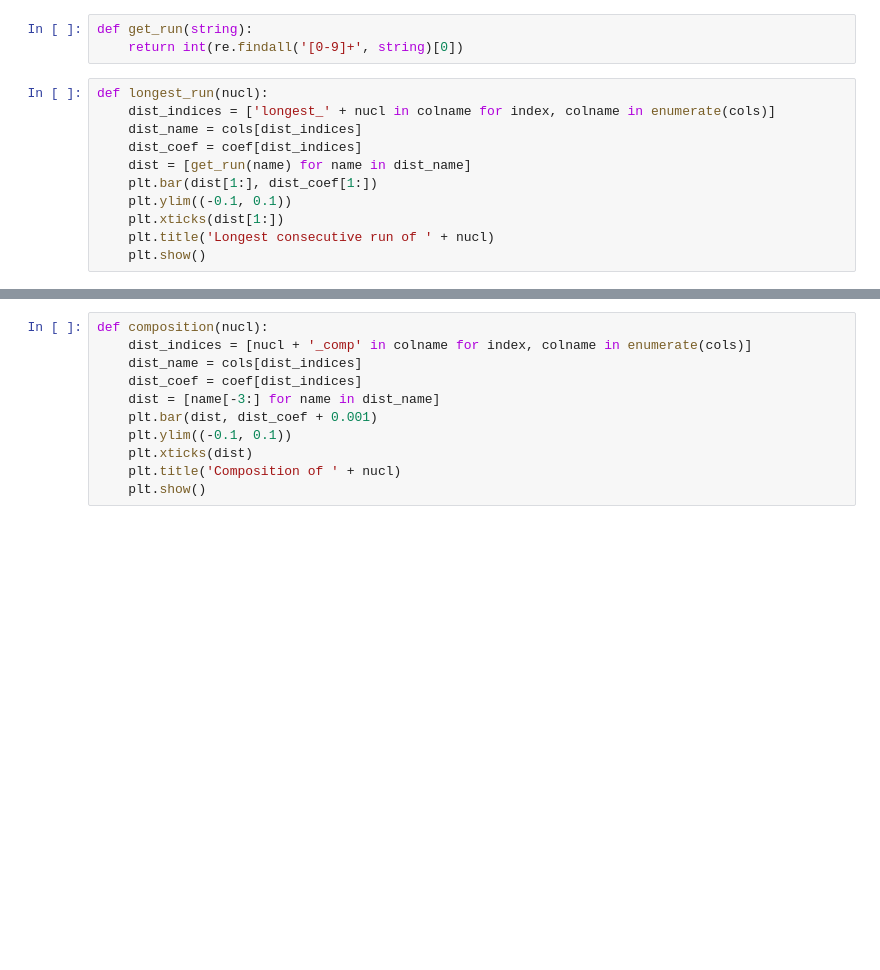
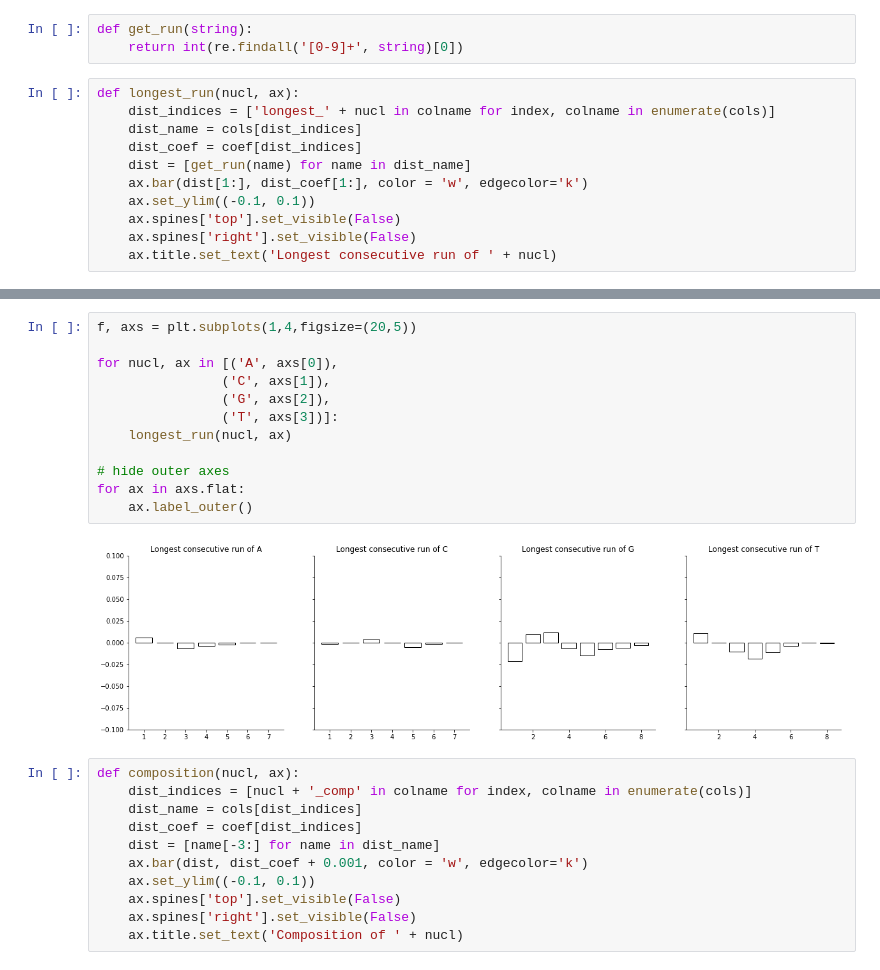
Before and after one commit to AnthonyHein/QCB455Project, a Jupyter notebook: PredictionWeights.ipynb, the cells around one changed output, grey strips where cells are left out. Cells and saved outputs as stored; diff of their text form; blank space fills up the shorter version.

Commit message:
subplots

```diff
--- a/PredictionWeights.ipynb
+++ b/PredictionWeights.ipynb
@@ -167,13 +167,13 @@ plt.show()
 def get_run(string):
     return int(re.findall('[0-9]+', string)[0])
 # %%
-def longest_run(nucl):
+def longest_run(nucl, ax):
     dist_indices = ['longest_' + nucl in colname for index, colname in enumerate(cols)]
     dist_name = cols[dist_indices]
     dist_coef = coef[dist_indices]
     dist = [get_run(name) for name in dist_name]
-    plt.bar(dist[1:], dist_coef[1:])
-    plt.ylim((-0.1, 0.1))
-    plt.xticks(dist[1:])
-    plt.title('Longest consecutive run of ' + nucl)
-    plt.show()
+    ax.bar(dist[1:], dist_coef[1:], color = 'w', edgecolor='k')
+    ax.set_ylim((-0.1, 0.1))
+    ax.spines['top'].set_visible(False)
+    ax.spines['right'].set_visible(False)
+    ax.title.set_text('Longest consecutive run of ' + nucl)
@@ -190,11 +180,25 @@ longest_run('T')
+# %%
+f, axs = plt.subplots(1,4,figsize=(20,5))
+
+for nucl, ax in [('A', axs[0]),
+                ('C', axs[1]),
+                ('G', axs[2]),
+                ('T', axs[3])]:
+    longest_run(nucl, ax)
+
+# hide outer axes
+for ax in axs.flat:
+    ax.label_outer()
+# %% [output]
+[figure, added]
 # %%
-def composition(nucl):
+def composition(nucl, ax):
     dist_indices = [nucl + '_comp' in colname for index, colname in enumerate(cols)]
     dist_name = cols[dist_indices]
     dist_coef = coef[dist_indices]
     dist = [name[-3:] for name in dist_name]
-    plt.bar(dist, dist_coef + 0.001)
-    plt.ylim((-0.1, 0.1))
-    plt.xticks(dist)
-    plt.title('Composition of ' + nucl)
-    plt.show()
+    ax.bar(dist, dist_coef + 0.001, color = 'w', edgecolor='k')
+    ax.set_ylim((-0.1, 0.1))
+    ax.spines['top'].set_visible(False)
+    ax.spines['right'].set_visible(False)
+    ax.title.set_text('Composition of ' + nucl)
```
Also changed, not shown: parts of 4 cells of this notebook.
